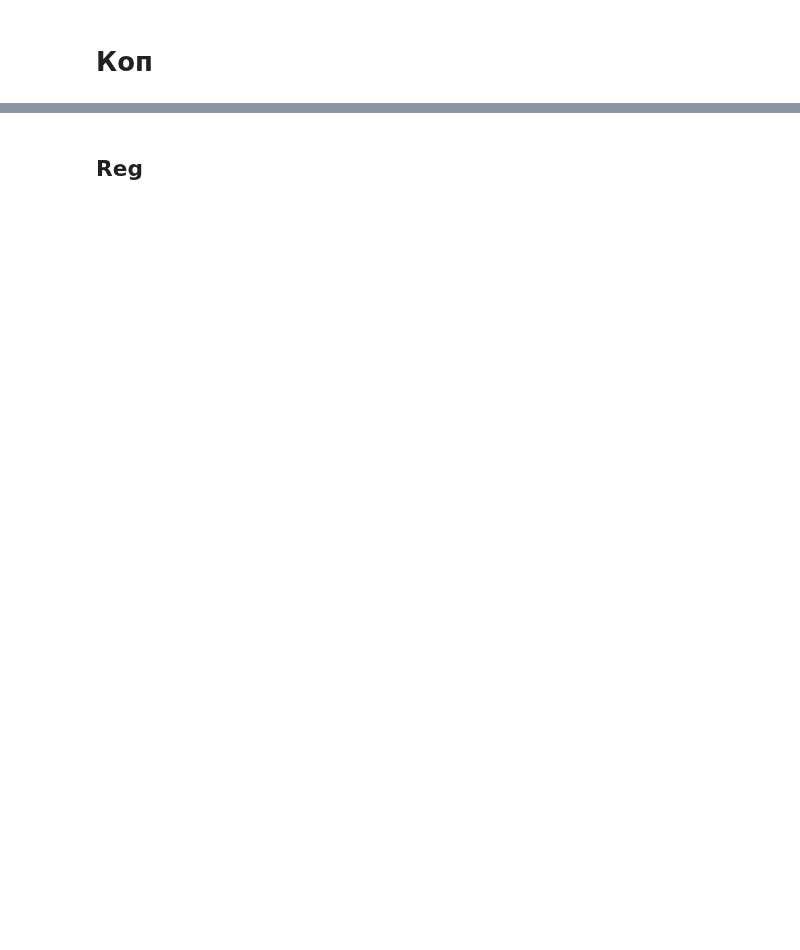
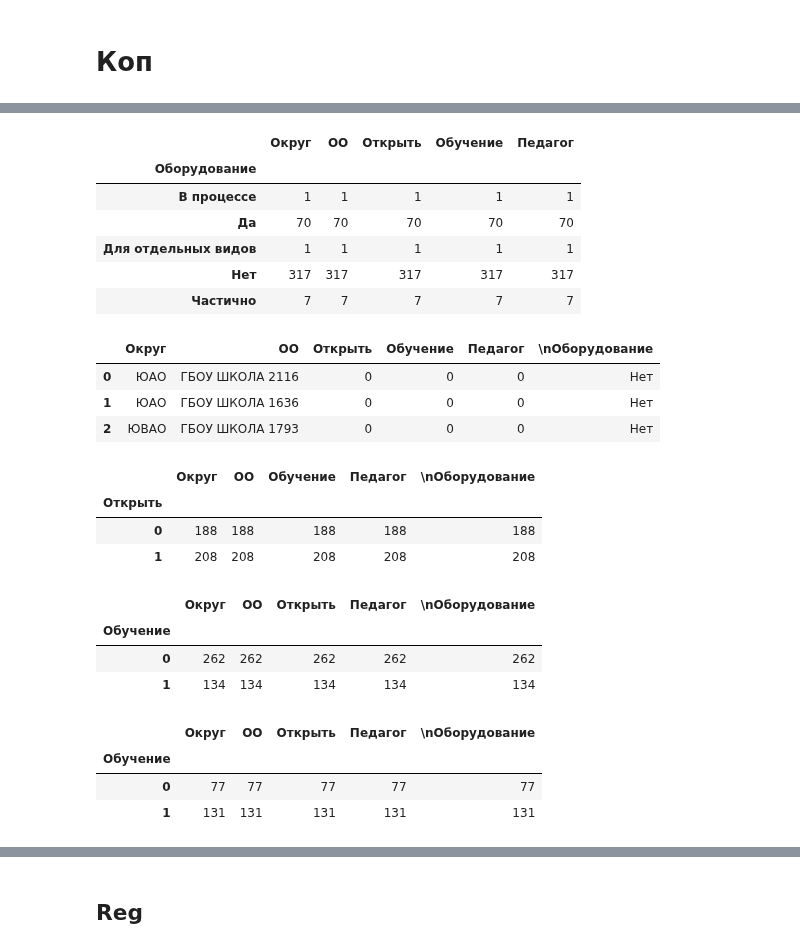
Before and after one commit to vn322/Sport-University, a Jupyter notebook: школы_кибер.ipynb, the cells around one changed output, grey strips where cells are left out. Drawn from its saved outputs; the diff is of its cells as text; code cells hidden in the pictures; blank space fills up the shorter version.

```diff
--- a/школы_кибер.ipynb
+++ b/школы_кибер.ipynb
@@ -7,0 +37,2 @@ import matplotlib.pyplot as plt
+# %%
+df_inv.loc[df_inv['Педагог'] == 'нет', 'Педагог'] = 0
@@ -7,0 +47,38 @@ import matplotlib.pyplot as plt
+# %%
+df_inv.groupby('\nОборудование').agg('count')
+# %% [output]
+|  | Округ | ОО | Открыть | Обучение | Педагог |
+| Оборудование |  |  |  |  |  |
+| В процессе | 1 | 1 | 1 | 1 | 1 |
+| Да | 70 | 70 | 70 | 70 | 70 |
+| Для отдельных видов | 1 | 1 | 1 | 1 | 1 |
+| Нет | 317 | 317 | 317 | 317 | 317 |
+| Частично | 7 | 7 | 7 | 7 | 7 |
+# %%
+df_inv.head(3)
+# %% [output]
+|  | Округ | ОО | Открыть | Обучение | Педагог | \nОборудование |
+| 0 | ЮАО | ГБОУ ШКОЛА 2116 | 0 | 0 | 0 | Нет |
+| 1 | ЮАО | ГБОУ ШКОЛА 1636 | 0 | 0 | 0 | Нет |
+| 2 | ЮВАО | ГБОУ ШКОЛА 1793 | 0 | 0 | 0 | Нет |
+# %%
+df_inv.groupby('Открыть').agg('count')
+# %% [output]
+|  | Округ | ОО | Обучение | Педагог | \nОборудование |
+| Открыть |  |  |  |  |  |
+| 0 | 188 | 188 | 188 | 188 | 188 |
+| 1 | 208 | 208 | 208 | 208 | 208 |
+# %%
+df_inv.groupby('Обучение').agg('count')
+# %% [output]
+|  | Округ | ОО | Открыть | Педагог | \nОборудование |
+| Обучение |  |  |  |  |  |
+| 0 | 262 | 262 | 262 | 262 | 262 |
+| 1 | 134 | 134 | 134 | 134 | 134 |
+# %%
+df_inv[df_inv['Открыть']==1].groupby('Обучение').agg('count')
+# %% [output]
+|  | Округ | ОО | Открыть | Педагог | \nОборудование |
+| Обучение |  |  |  |  |  |
+| 0 | 77 | 77 | 77 | 77 | 77 |
+| 1 | 131 | 131 | 131 | 131 | 131 |
```
Also changed, not shown: parts of 12 cells of this notebook.
